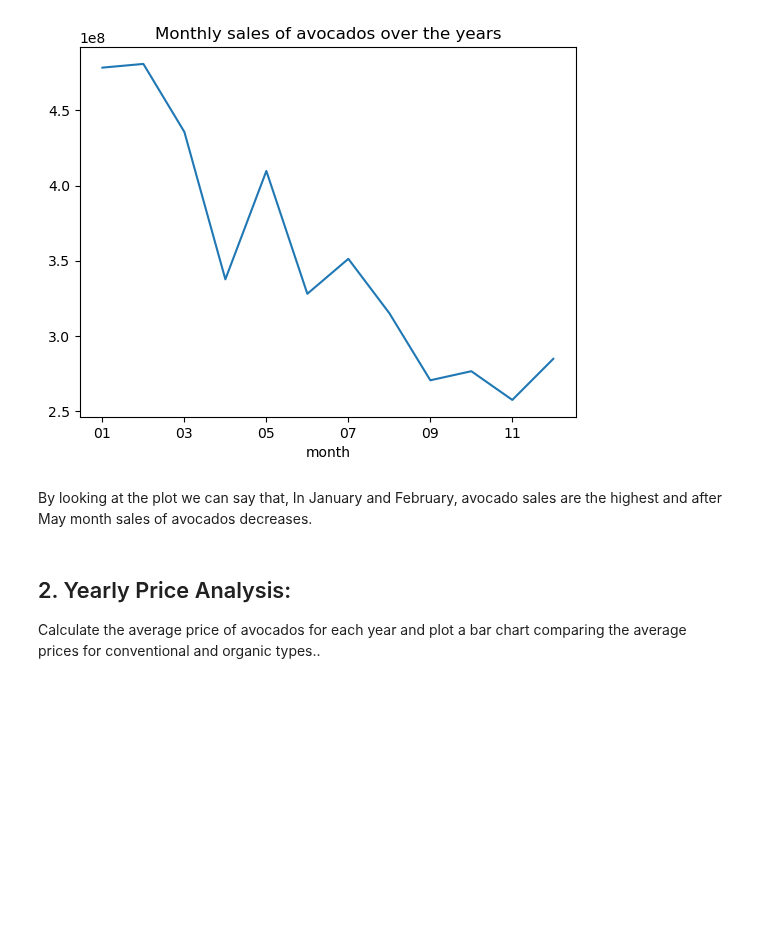
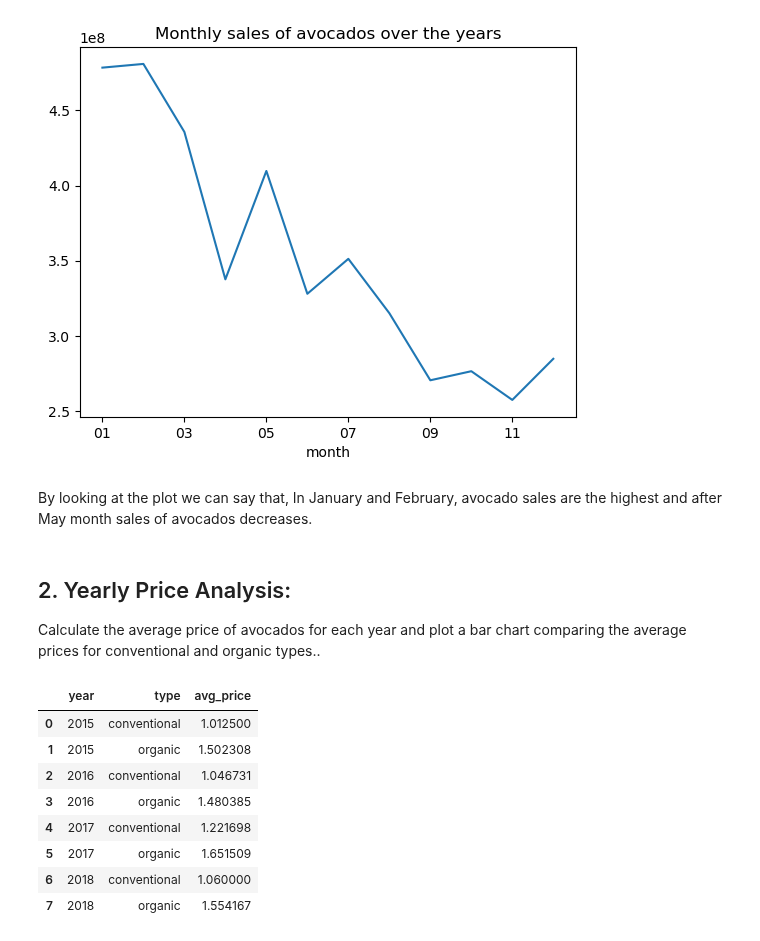
Before and after one commit to S827/python-programs, a Jupyter notebook: EDAPractice/DMWithPandas/CH4_CreatingAndVisualizingDataframes/4.1_VisualizingData.ipynb, the cells around one changed output. Saved outputs shown, nothing was run; the diff lists cells and outputs as text; code cells hidden in the pictures; blank space fills up the shorter version.

```diff
--- a/EDAPractice/DMWithPandas/CH4_CreatingAndVisualizingDataframes/4.1_VisualizingData.ipynb
+++ b/EDAPractice/DMWithPandas/CH4_CreatingAndVisualizingDataframes/4.1_VisualizingData.ipynb
@@ -87,3 +87,16 @@ avocado_month.plot(x='month', y = 'nb_sold', kind='line', title='Monthly sales o
 ## 2. Yearly Price Analysis:
 
 Calculate the average price of avocados for each year and plot a bar chart comparing the average prices for conventional and organic types..
+# %%
+avocado_year = avocado.groupby(['year', 'type'])['avg_price'].mean().reset_index()
+avocado_year
+# %% [output]
+|  | year | type | avg_price |
+| 0 | 2015 | conventional | 1.012500 |
+| 1 | 2015 | organic | 1.502308 |
+| 2 | 2016 | conventional | 1.046731 |
+| 3 | 2016 | organic | 1.480385 |
+| 4 | 2017 | conventional | 1.221698 |
+| 5 | 2017 | organic | 1.651509 |
+| 6 | 2018 | conventional | 1.060000 |
+| 7 | 2018 | organic | 1.554167 |
```
Also changed, not shown: parts of 1 cell of this notebook.
